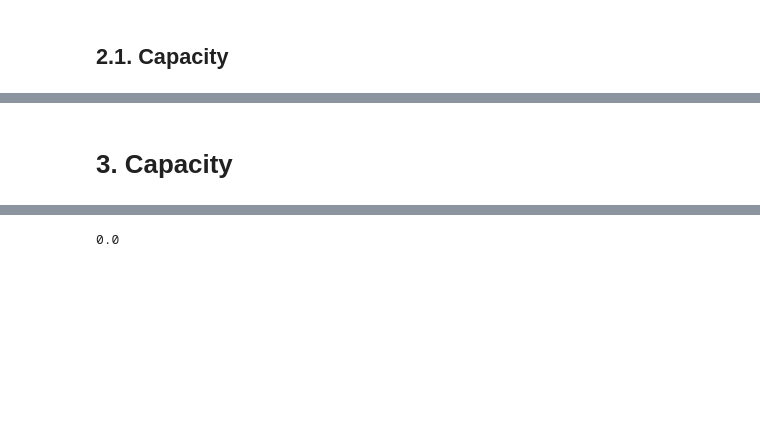
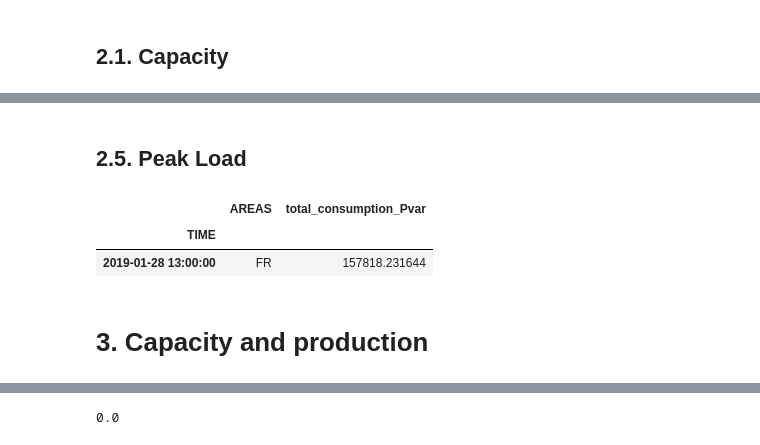
Before and after one commit to robingirard/Energy-Alternatives-Planning, a Jupyter notebook: SujetsDAnalyses/Belfort/Analyse_resultats.ipynb, the cells around one changed output, grey strips where cells are left out. Saved outputs shown, nothing was run; the diff lists cells and outputs as text; code cells hidden in the pictures; blank space fills up the shorter version.

Commit message:
New simulations and plots Time to report

```diff
--- a/SujetsDAnalyses/Belfort/Analyse_resultats.ipynb
+++ b/SujetsDAnalyses/Belfort/Analyse_resultats.ipynb
@@ -53,5 +259,21 @@ def stock_capa(area):
+# %% [markdown]
+## 2.5. Peak Load
+# %%
+def peak_load(area):
+    Conso_df=Variables['total_consumption_Pvar']
+    Conso_df=Conso_df[Conso_df.AREAS==area].set_index('TIME')
+    H2_df=Variables['storageIn_Pvar']
+    H2_df=H2_df[(H2_df.AREAS==area)&(H2_df.STOCK_TECHNO=='PowertoH2toPower')].set_index('TIME')
+    Conso_df['total_consumption_Pvar']+=H2_df['storageIn_Pvar']
+    return Conso_df[Conso_df['total_consumption_Pvar']==Conso_df['total_consumption_Pvar'].max()]
+# %%
+peak_load('FR')
+# %% [output]
+|  | AREAS | total_consumption_Pvar |
+| TIME |  |  |
+| 2019-01-28 13:00:00 | FR | 157818.231644 |
 # %% [markdown]
-# 3. Capacity
+# 3. Capacity and production
 # %%
 # Production means capacity (MW)
 prod_capa('FR')
```
Also changed, not shown: parts of 26 cells of this notebook, 35 other files.
